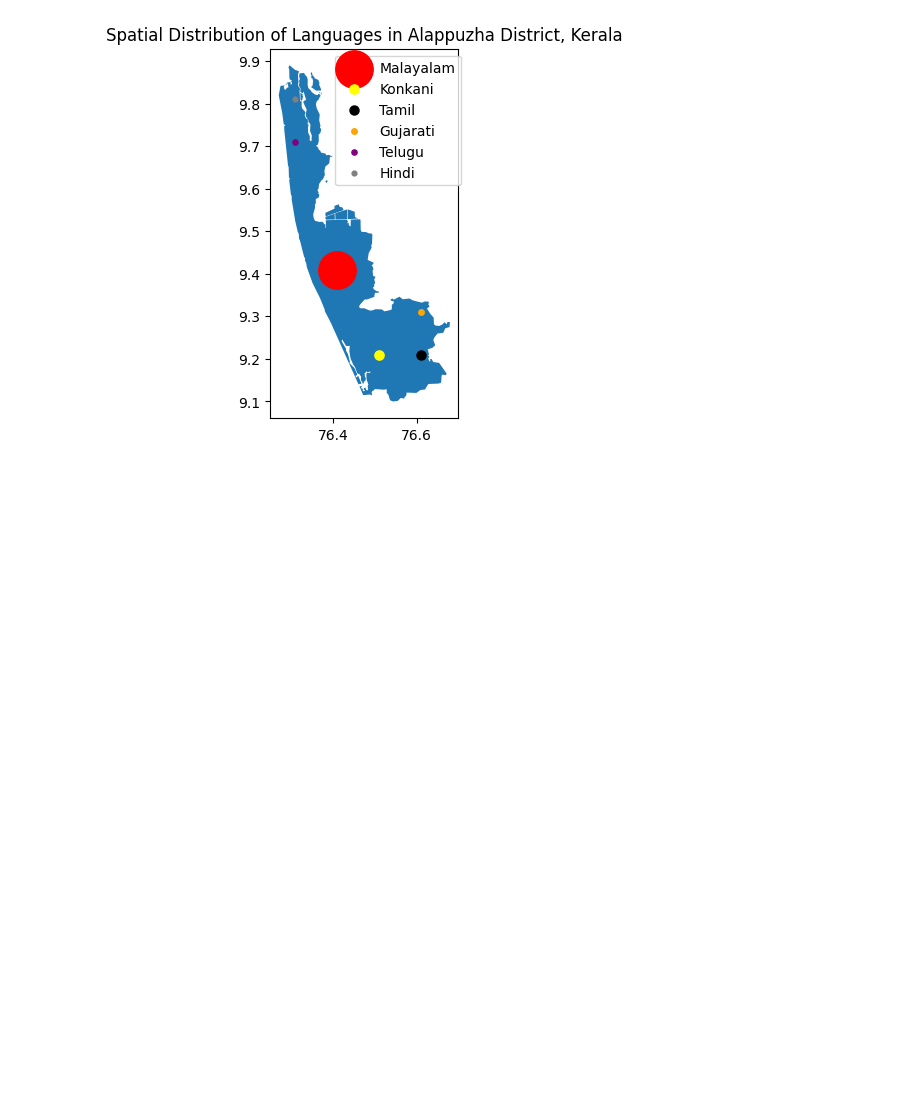
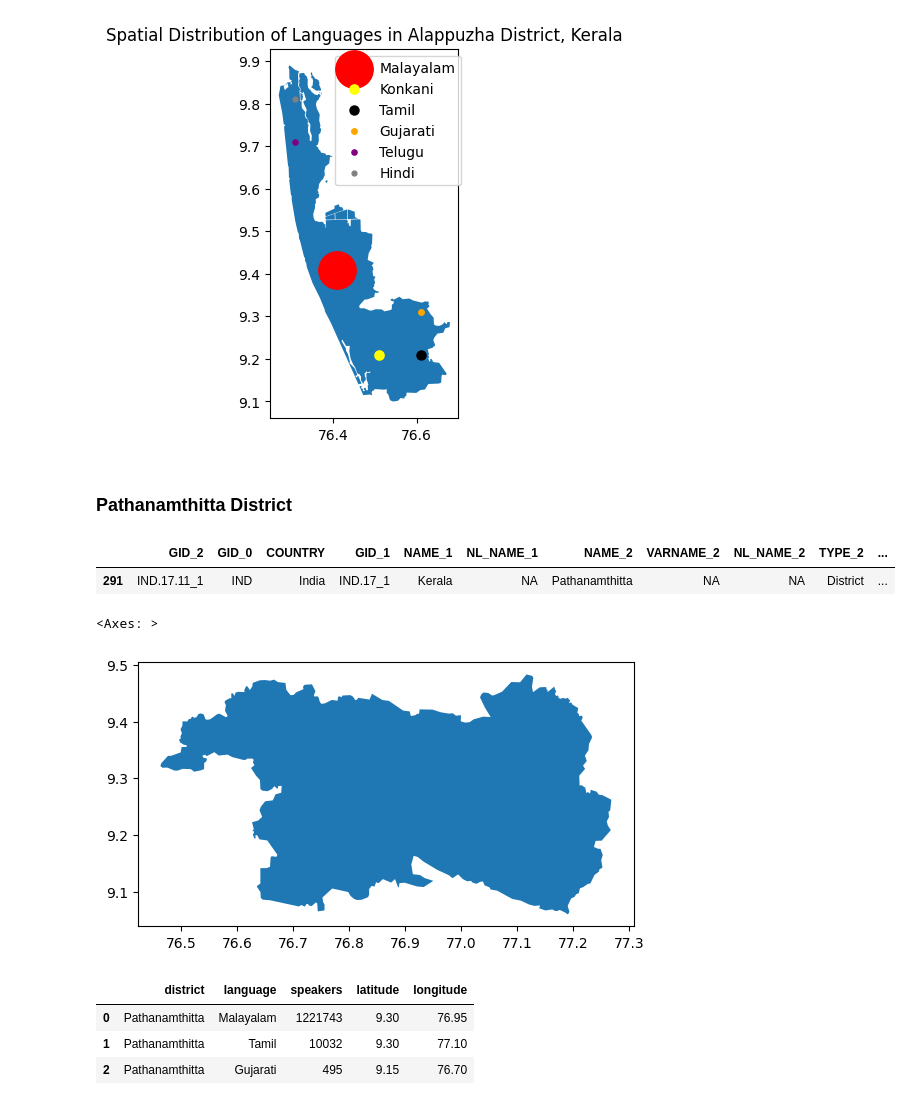
Before and after one commit to squishridyvi/Geographical-Distribution-Mapping-of-Dravidian-Languages-, a Jupyter notebook: Geographical Distribution of Dravidian Languages.ipynb, the cells around one changed output. Drawn from its saved outputs; the diff is of its cells as text; code cells hidden in the pictures; blank space fills up the shorter version.

Commit message:
Added Pathanamthitta and Alappuzha Districts

```diff
--- a/Geographical Distribution of Dravidian Languages.ipynb
+++ b/Geographical Distribution of Dravidian Languages.ipynb
@@ -933,3 +933,24 @@ ax.legend(bbox_to_anchor=(1.05, 1))
 # %% [output]
 <matplotlib.legend.Legend at 0x...>
 [figure]
+# %% [markdown]
+### Pathanamthitta District
+# %%
+pathanamthitta = districts[(districts["NAME_1"] == "Kerala") & (districts["NAME_2"]=="Pathanamthitta")]
+pathanamthitta
+# %% [output]
+|  | GID_2 | GID_0 | COUNTRY | GID_1 | NAME_1 | NL_NAME_1 | NAME_2 | VARNAME_2 | NL_NAME_2 | TYPE_2 | ... |
+| 291 | IND.17.11_1 | IND | India | IND.17_1 | Kerala | NA | Pathanamthitta | NA | NA | District | ... |
+# %%
+pathanamthitta.plot()
+# %% [output]
+<Axes: >
+[figure, added]
+# %%
+df_pathanamthitta = pd.read_csv("pathanamthitta_district_mapping.csv")
+df_pathanamthitta
+# %% [output]
+|  | district | language | speakers | latitude | longitude |
+| 0 | Pathanamthitta | Malayalam | 1221743 | 9.30 | 76.95 |
+| 1 | Pathanamthitta | Tamil | 10032 | 9.30 | 77.10 |
+| 2 | Pathanamthitta | Gujarati | 495 | 9.15 | 76.70 |
```
Also changed, not shown: parts of 1 cell of this notebook.
